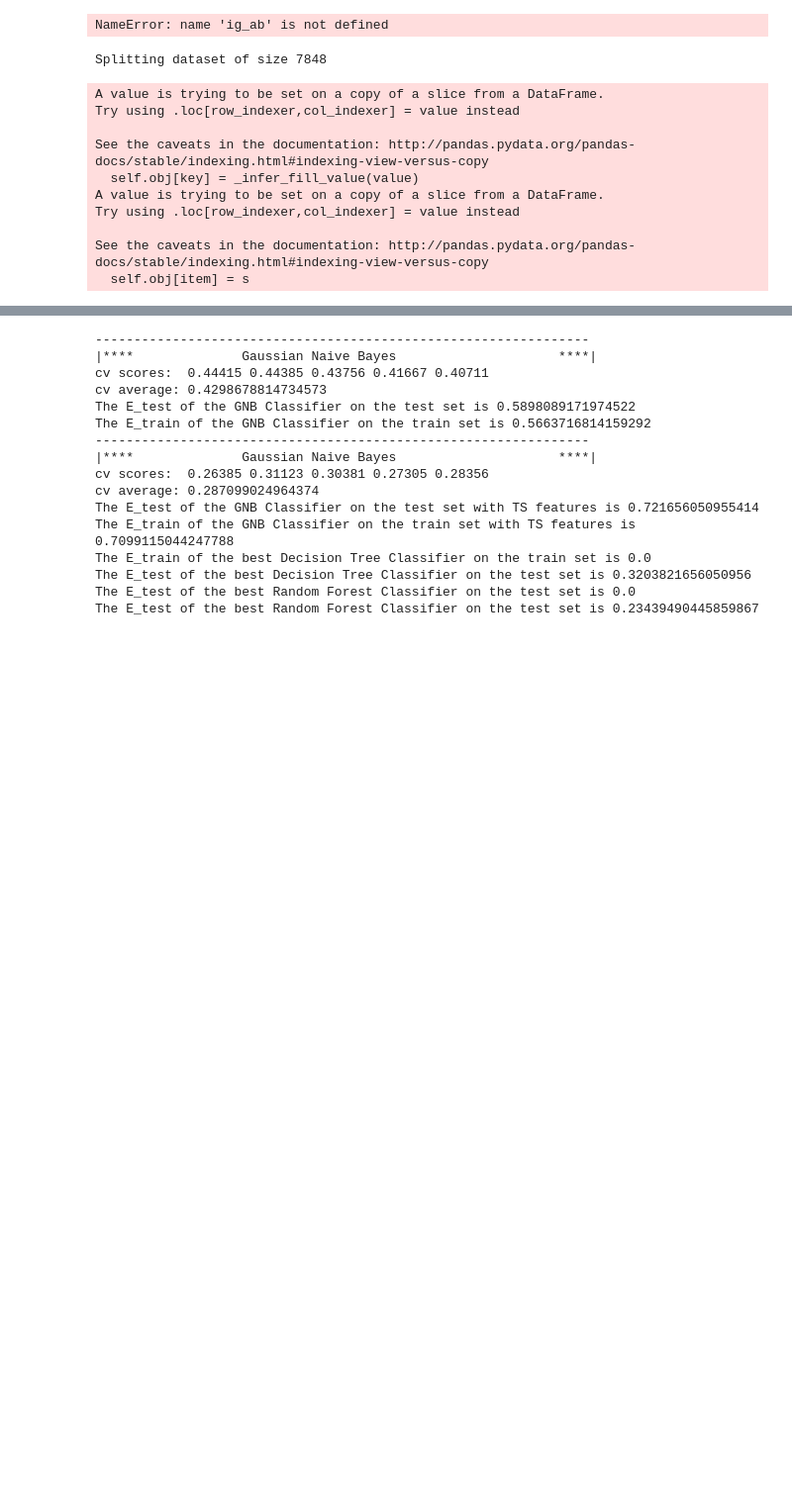
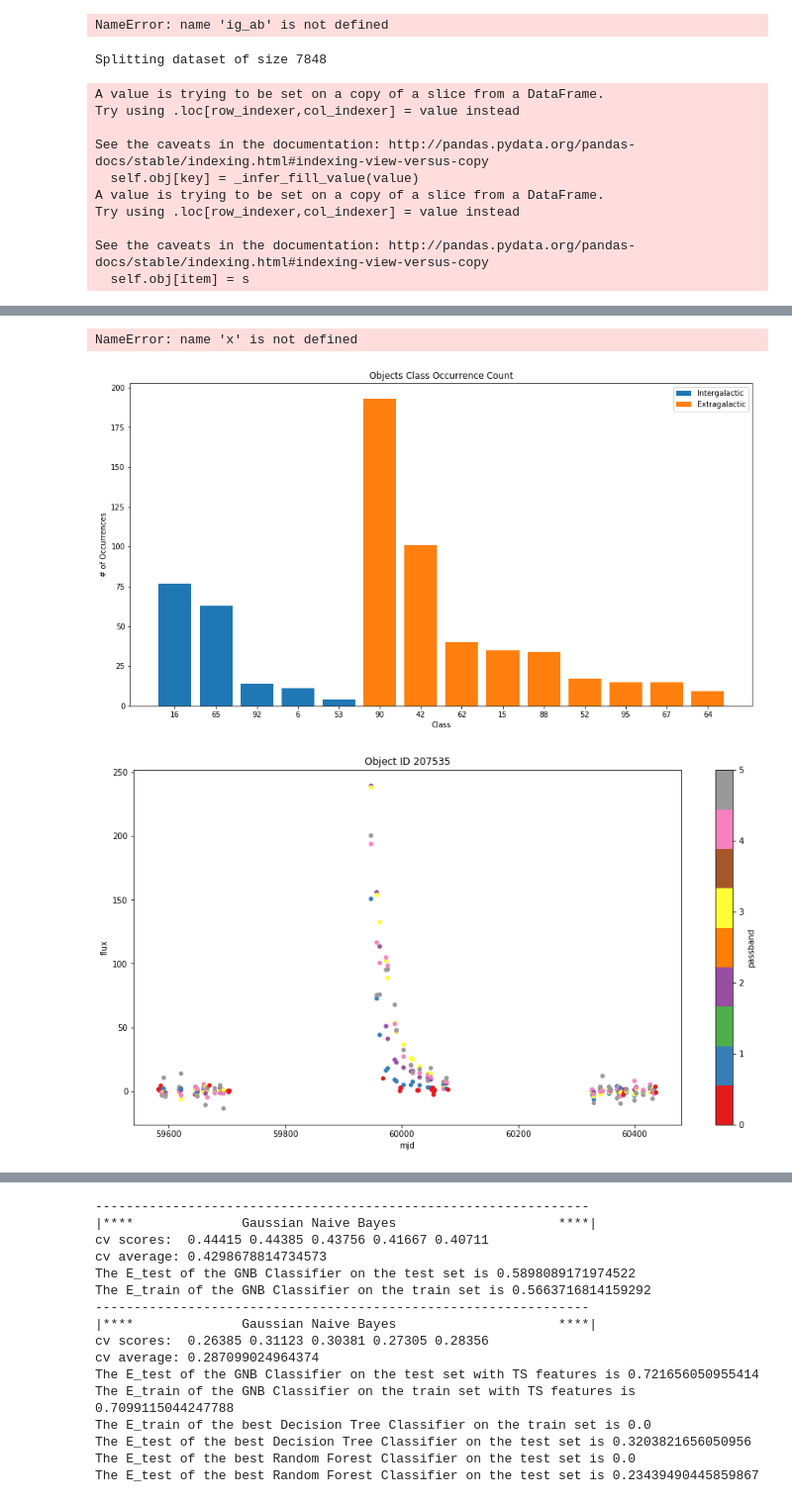
Before and after one commit to aushtin/code, a Jupyter notebook: Untitled2.ipynb, the cells around one changed output, grey strips where cells are left out. Shown: that part at 99% size. Saved outputs shown, nothing was run; the diff lists cells and outputs as text; code cells hidden in the pictures; blank space fills up the shorter version.

```diff
--- a/Untitled2.ipynb
+++ b/Untitled2.ipynb
@@ -652,69 +630,68 @@ ig_model, eg_model, avg_cv = split_random_forest_cv(training_features, training_
 # %% [output]
 NameError: name 'ig_ab' is not defined
 # %%
+#read in data. the data must reside in the folder location specified below.
 D_ts = pd.read_csv('../data/training_set.csv')
 D_metadata = pd.read_csv('../data/training_set_metadata.csv')
 
+#SPLIT DATA INTO TRAINING, PRETRAINING AND TEST SETS
 Dpp_metadata, Dpp_ts, test_set_metadata, test_set = split_dataset(0.2, D_ts, D_metadata)
 training_set_metadata, training_set, pretraining_set_metadata, pretraining_set = split_dataset(0.1, Dpp_ts, Dpp_metadata)
 
+#EXPLORATORY DATA ANALYSIS
 plot_class_dist(pretraining_set_metadata)
 object_ids, objects = plot_random_light_curves(pretraining_set)
 
-#normalized_training_set = normalize_ts(training_set, training_set_metadata)
+#NORMALIZATION (for GNB only)
+# normalized_training_set = normalize_ts(training_set, training_set_metadata)
 
-# features = extract_features(training_set, training_set_metadata, normalized = False)
-# training_labels = training_set_metadata['target'].reset_index(drop = True)
-# training_features= addFeatsToMetadata(training_set_metadata, features)
-
-# features = extract_features(normalized_training_set, training_set_metadata, normalized = False)
-# training_labels = training_set_metadata['target']
-# nm_training_features= addFeatsToMetadata(training_set_metadata, features)
-
+#FEATURE EXTRACTION
 training_features, training_labels = extract_features2(training_set, training_set_metadata)
 test_features, test_labels = extract_features2(test_set, test_set_metadata)
-# normalized_training_set = normalize_ts(training_set, training_set_metadata)
-# normalized_test_set = normalize_ts(test_set, test_set_metadata)
 
-# norm_training_features, training_labels = extract_features2(normalized_training_set, training_set_metadata)
-# norm_test_features, test_labels = extract_features2(normalized_test_set, test_set_metadata)
+norm_training_features, training_labels = extract_features2(normalized_training_set, training_set_metadata)
+norm_test_features, test_labels = extract_features2(normalized_test_set, test_set_metadata)
 
-gnb, gnb_avg_cv = gaussian_naive_bayes_cv(norm_training_features, training_labels)
-dt, dt_avg_cv = decision_tree_cv(training_features, training_labels)
-rf, rf_avg_cv = random_forest_cv(training_features, training_labels)
-ab, ab_avg_cv = adaboost_cv(training_features, training_labels)
+# gnb, gnb_avg_cv = gaussian_naive_bayes_cv(norm_training_features, training_labels)
+# dt, dt_avg_cv = decision_tree_cv(training_features, training_labels)
+# rf, rf_avg_cv = random_forest_cv(training_features, training_labels)
+# ab, ab_avg_cv = adaboost_cv(training_features, training_labels)
 
-# dt_params = range(2, 20)
-# dt_avg_errs, best_dt = dt_cv_curve(dt_params, training_features, training_labels)
+#MODEL SELECTION. BEWARE - THIS WILL TAKE A WHILE
+dt_params = range(2, 20)
+dt_avg_errs, best_dt = dt_cv_curve(dt_params, training_features, training_labels)
 
-# rf_params = range(40, 1000, 20)
-# rf_avg_errs, best_rf = rf_cv_curve(rf_params, training_features, training_labels)
+rf_params = range(100, 1000, 100)
+rf_avg_errs, best_rf = rf_cv_curve(rf_params, training_features, training_labels)
 
-ab_params = range(100, 1000, 100)
+ab_params = range(100, 700, 100)
 ab_avg_errs, best_ab = adaboost_cv_curve(ab_params,training_features, training_labels)
 
-# ig_training_features, ig_training_labels, eg_training_features, eg_training_labels = separate_inter_extragalactic(training_features, training_labels)
-# ig_test_features, ig_test_labels, eg_test_features, eg_test_labels = separate_inter_extragalactic(test_features, test_labels)
+gnb, gnb_avg_cv = gaussian_naive_bayes_cv((training_set_metadata.iloc[:, 1:10]).fillna(0), training_set_metadata['target'])
+print('The E_test of the GNB Classifier on the test set is', 1.0-gnb.score(test_set_metadata.iloc[:, 1:10].fillna(0), test_set_metadata['target']))
+print('The E_train of the GNB Classifier on the train set is', 1.0-gnb.score((training_set_metadata.iloc[:, 1:10]).fillna(0), training_set_metadata['target']))
 
-# ig_gnb, ig_gnb_avg_cv = gaussian_naive_bayes_cv(ig_training_features, ig_training_labels)
-# ig_dt, ig_dt_avg_cv = decision_tree_cv(ig_training_features, ig_training_labels)
-# ig_rf, ig_rf_avg_cv = random_forest_cv(ig_training_features, ig_training_labels)
-# ig_ab, ig_ab_avg_cv = adaboost_cv(ig_training_features, ig_training_labels)
+gnb, gnb_avg_cv = gaussian_naive_bayes_cv(training_features, training_labels)
+print('The E_test of the GNB Classifier on the test set with TS features is', 1.0-gnb.score(test_features, test_labels))
+print('The E_train of the GNB Classifier on the train set with TS features is', 1.0-gnb.score(training_features, training_labels))
 
+best_dt_test_score = best_dt.score(test_features, test_labels)
+best_dt_train_score = best_dt.score(training_features, training_labels)
+print('The E_train of the best Decision Tree Classifier on the train set is', 1.0-best_dt_train_score)
+print('The E_test of the best Decision Tree Classifier on the test set is', 1.0-best_dt_test_score)
 
-# eg_gnb, eg_gnb_avg_cv = gaussian_naive_bayes_cv(eg_training_features, eg_training_labels)
-# eg_dt, eg_dt_avg_cv = decision_tree_cv(eg_training_features, eg_training_labels)
-# eg_rf, eg_rf_avg_cv = random_forest_cv(eg_training_features, eg_training_labels)
-# eg_ab, eg_ab_avg_cv = adaboost_cv(eg_training_features, eg_training_labels)
-# eg_svm, eg_svm_avg_cv = SVC_cv(eg_training_features, eg_training_labels)
+best_rf_train_score = best_rf.score(training_features, training_labels)
+best_rf_test_score = best_rf.score(test_features, test_labels)
+print('The E_test of the best Random Forest Classifier on the test set is', 1.0-best_rf_train_score)
+print('The E_test of the best Random Forest Classifier on the test set is', 1.0-best_rf_test_score)
 
-#ig_model, eg_model, avg_cv = split_random_forest_cv(training_features, training_labels, nest = 300, min_split = 4)
-#rf, rf_avg_cv = random_forest_cv(training_features, training_labels, nest = 300, min_split = 4)
-# ig_rf, ig_rf_avg_cv = random_forest_cv(ig_training_features, ig_training_labels, nest = 300, min_split = 4)
+best_ab_train_score = best_ab.score(training_features, training_labels)
+best_ab_test_score = best_ab.score(test_features, test_labels)
+print('The E_test of the best AB Classifier on the test set is', 1.0-best_ab_train_score)
+print('The E_test of the best AB Classifier on the test set is', 1.0-best_ab_test_score)
 
-
-# params = range(2, 20, 1)
-# cv_curve2(params, training_features, training_labels, test_features, test_labels)
+gc.enable()
+generate_kaggle_submission(model = best_rf)
 # %% [output]
 Splitting dataset of size 7848
 A value is trying to be set on a copy of a slice from a DataFrame.
@@ -746,0 +724,3 @@ cv average: 0.7316552829980808
+NameError: name 'x' is not defined
+[figure, added]
+[figure, added]
```
Also changed, not shown: parts of 8 cells of this notebook, 6 other files.
